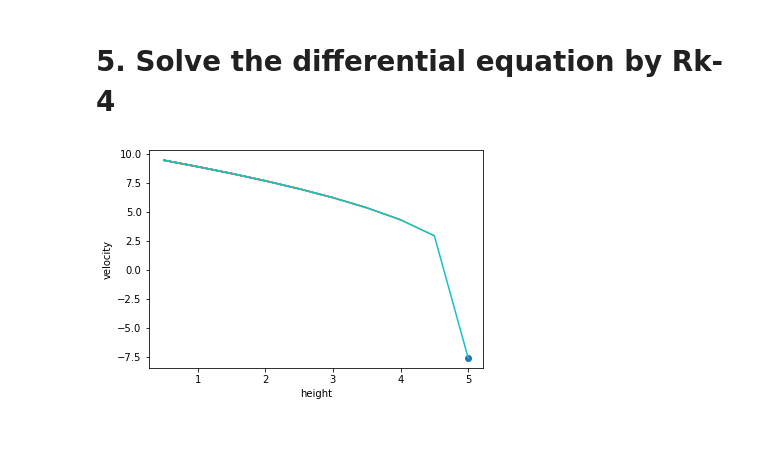
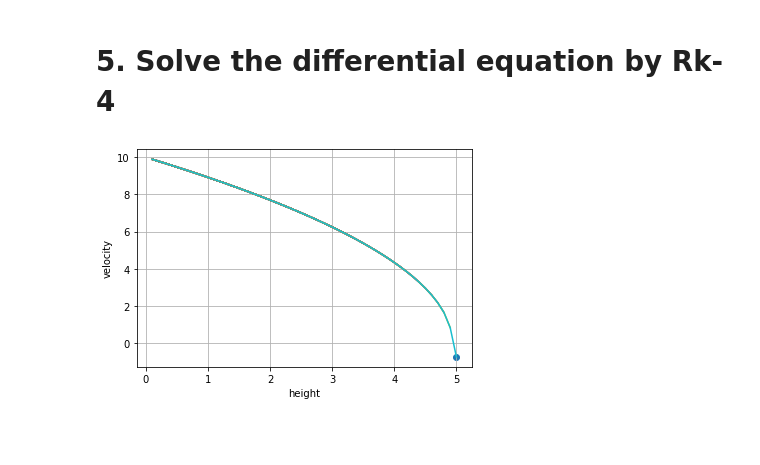
Before and after one commit to jabed-umar/P346-codes, a Jupyter notebook: end_sem.ipynb, the cells around one changed output. Cells and saved outputs as stored; diff of their text form; code cells hidden in the pictures.

```diff
--- a/end_sem.ipynb
+++ b/end_sem.ipynb
@@ -73,23 +82,20 @@ The polynomial is 0.254629507211548 + -1.1937592138092277 x -0.45725541238296813
 # %% [markdown]
 # 5. Solve the differential equation by Rk- 4
 # %%
-# given condition
-g = 10
-gamma = 0.02
 # define the function
-
 def f(y,v):
-    return -gamma-g/v
+    return -0.02-10/v
 # calling the function
-height,v = e.range_kutta_fourth(f,0,10,0.5,10)
+height,v = e.range_kutta_fourth(f,0,10,0.1,50)
 # ploting the graph
 plt.scatter(height,v)
 plt.plot(height,v)
 plt.xlabel('height')
 plt.ylabel('velocity')
+plt.grid()
 plt.show()
 # %% [output]
-[figure, old version]
+[figure, new version]
 # %% [markdown]
 #
 # %% [markdown]
```
Also changed, not shown: parts of 5 cells of this notebook, 1 other file.
